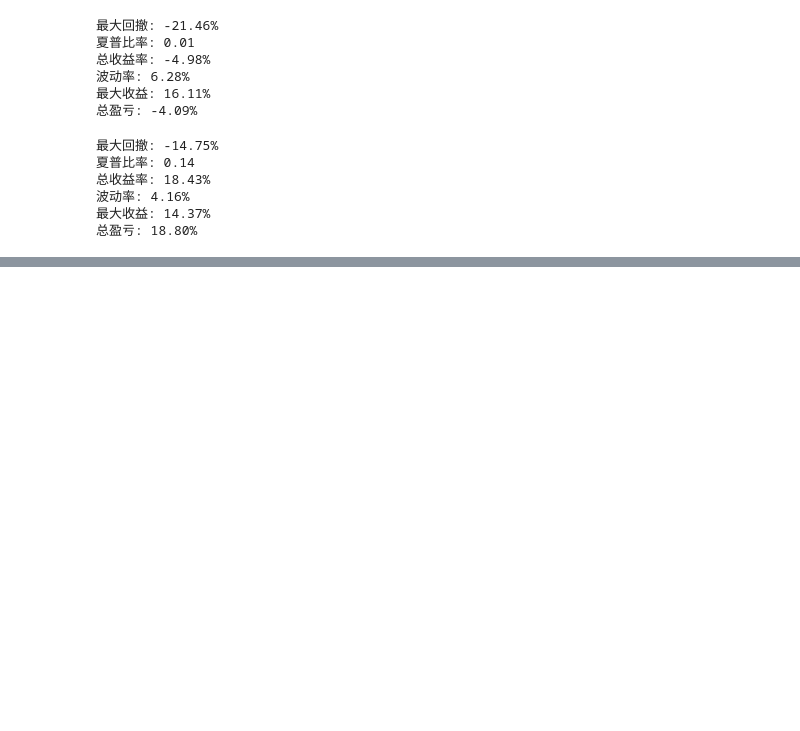
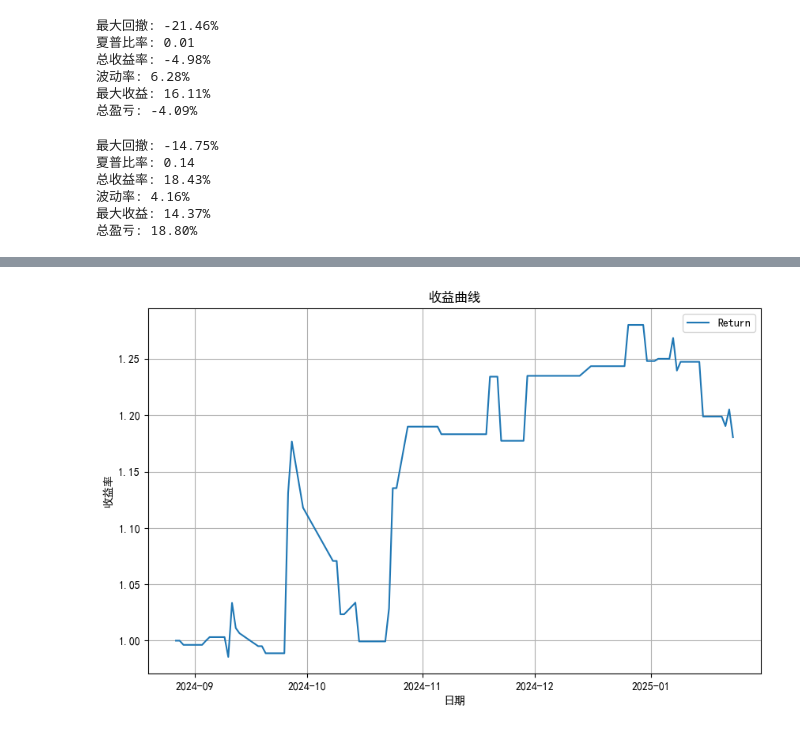
Before and after one commit to wanghw0122/tradeX, a Jupyter notebook: notebook/策略（低位低吸）评估.ipynb, the cells around one changed output, grey strips where cells are left out. Drawn from its saved outputs; the diff is of its cells as text; code cells hidden in the pictures; blank space fills up the shorter version.

```diff
--- a/notebook/策略（低位低吸）评估.ipynb
+++ b/notebook/策略（低位低吸）评估.ipynb
@@ -149,3 +177,5 @@ KeyError: 'column'
 # %%
-plot(df, 'p_return')
+plot(df, 'p_cumulative_returns')
+# %% [output]
+[figure, added]
 # %%
```
Also changed, not shown: parts of 19 cells of this notebook, 7 other files.
